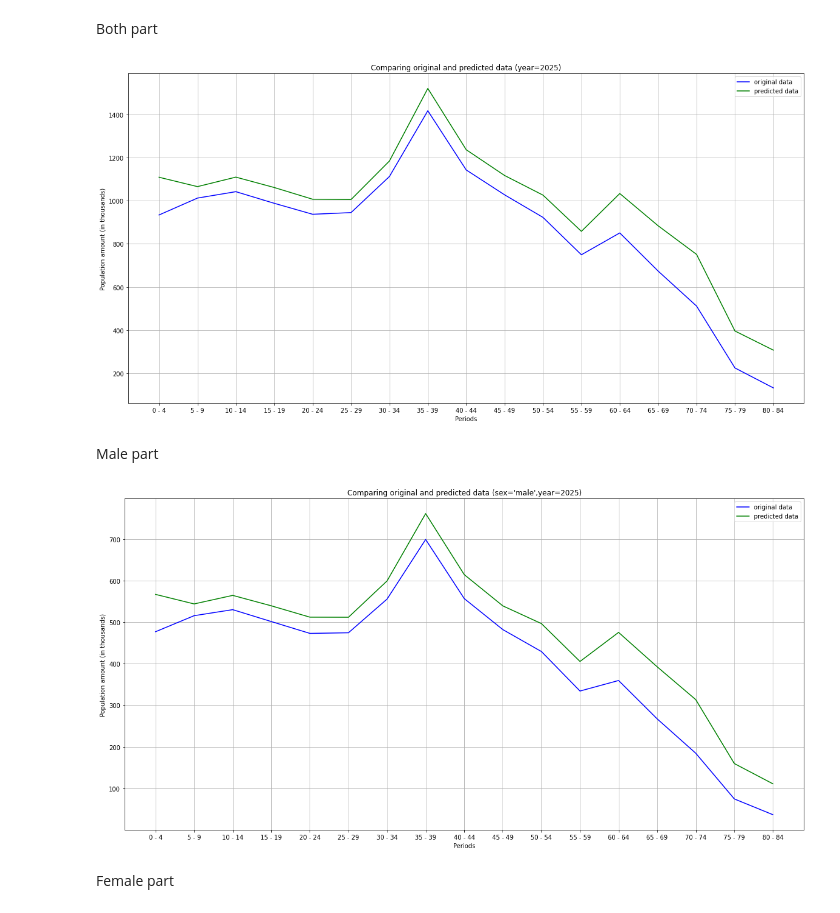
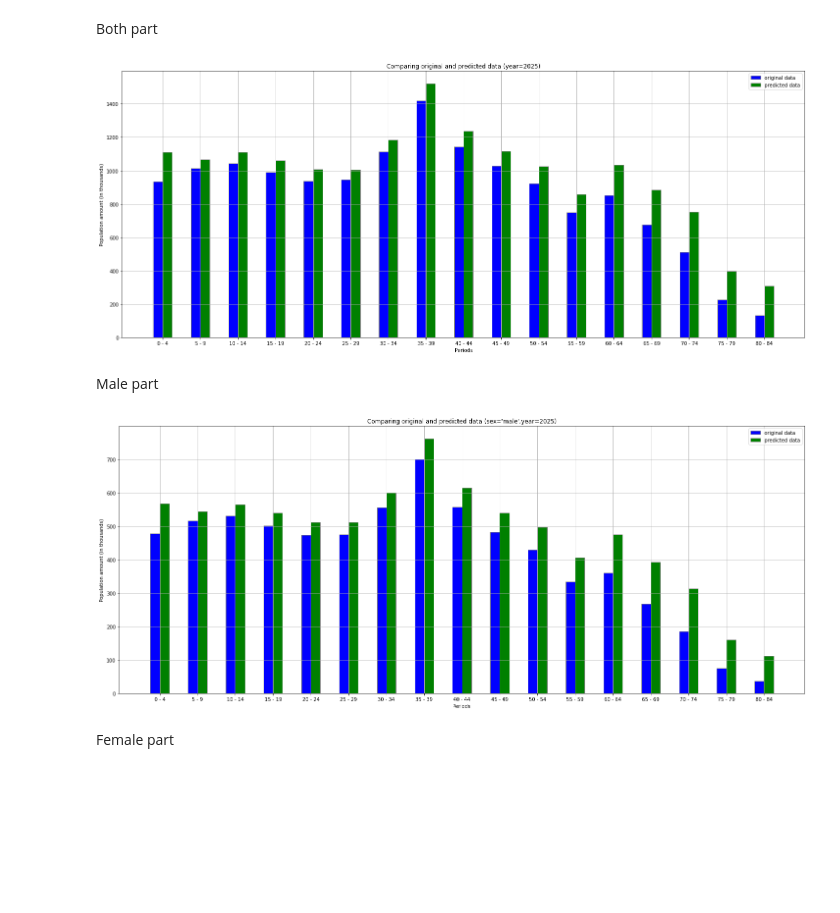
Before and after one commit to bogya345/DiscModel_labs, a Jupyter notebook: lab1.ipynb, the cells around one changed output. Cells and saved outputs as stored; diff of their text form; code cells hidden in the pictures; blank space fills up the shorter version.

```diff
--- a/lab1.ipynb
+++ b/lab1.ipynb
@@ -536,18 +536,46 @@ def plotting_compare_single(orig, pred, cond, title):
     plt.grid()
     plt.show()
     pass
+# %%
+def barring_compare_single(orig, pred, cond, title, barw=.25):
+    plt.figure(1, figsize=(25,10))
+    plt.title(title)
+
+    orig_cond = cond(orig)
+    pred_cond = cond(pred)
+
+    rng1 = range(0, len(cols_period))
+    rng2 = [i+barw for i in rng1]
+
+    plt.bar(rng1, height=orig[orig_cond][cols_period].values.tolist()[0], width=barw, edgecolor ='grey', color='b')
+    plt.bar(rng2, height=pred[pred_cond][cols_period].values.tolist()[0], width=barw, edgecolor ='grey', color='g')
+
+    # plt.bar(cols_period, height=pred[pred_cond][cols_period].values.tolist()[0], width=barw, edgecolor ='grey', color='g', alpha=.5)
+
+    plt.xlabel('Periods')
+    # plt.xticks(range(0, len(cols_period)), cols_period)
+    plt.xticks([(r+barw/2) for r in range(0, len(cols_period))], cols_period)
+
+    plt.ylabel('Population amount (in thousands)')
+
+    plt.legend(['original data', 'predicted data'])
+    plt.grid()
+    plt.show()
+    pass
 # %% [markdown]
 Both part
 # %%
-plotting_compare_single(d_both, pred_both, lambda t: t['Reference_date']==2025, title="Comparing original and predicted data (year=2025)")
+# plotting_compare_single(d_both, pred_both, lambda t: t['Reference_date']==2025, title="Comparing original and predicted data (year=2025)")
+barring_compare_single(d_both, pred_both, lambda t: t['Reference_date']==2025, title="Comparing original and predicted data (year=2025)")
 # %% [output]
-[figure, old version]
+[figure, new version]
 # %% [markdown]
 Male part
 # %%
-plotting_compare_single(d, pred, lambda t: (t['Sex']=='m')&(t['Reference_date']==2025), title="Comparing original and predicted data (sex='male',year=2025)")
+# plotting_compare_single(d, pred, lambda t: (t['Sex']=='m')&(t['Reference_date']==2025), title="Comparing original and predicted data (sex='male',year=2025)")
+barring_compare_single(d, pred, lambda t: (t['Sex']=='m')&(t['Reference_date']==2025), title="Comparing original and predicted data (sex='male',year=2025)")
 # %% [output]
-[figure, old version]
+[figure, new version]
 # %% [markdown]
 Female part
 # %%
```
Also changed, not shown: parts of 1 cell of this notebook.
